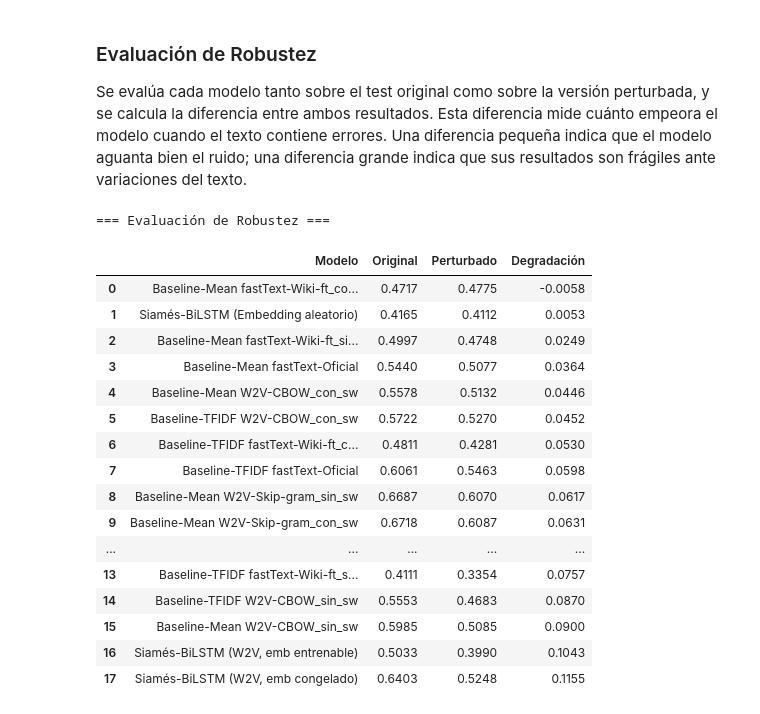
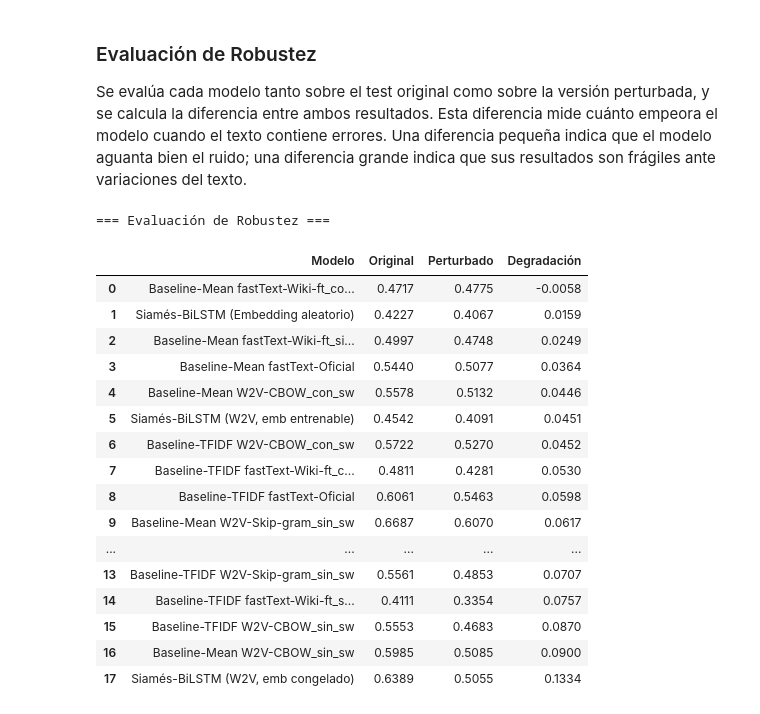
Before and after one commit to Lihao006/P4plh, a Jupyter notebook: practica4_completa.ipynb, the cells around one changed output. Saved outputs shown, nothing was run; the diff lists cells and outputs as text; code cells hidden in the pictures.

```diff
--- a/practica4_completa.ipynb
+++ b/practica4_completa.ipynb
@@ -2206,10 +2229,7 @@ if BASE_MODEL_KEY is not None:
     print(f"Modelo base para embeddings: Word2Vec-{BASE_MODEL_KEY} ({base_model.vector_size}d)")
 
     # Preparar vocabulario y matriz de embeddings del corpus STS
-    all_sents = (train_df['sentence1'].tolist() + train_df['sentence2'].tolist() +
-                dev_df['sentence1'].tolist()   + dev_df['sentence2'].tolist() +
-                test_df['sentence1'].tolist()  + test_df['sentence2'].tolist())
-    # No es data leakage: solo usamos el texto para construir la matriz de embeddings, no los usamos para entrenar el modelo de word embeddings ni para ajustar los pesos del modelo siamés.
+    all_sents = (train_df['sentence1'].tolist() + train_df['sentence2'].tolist())
 
     np.random.seed(SEED)
     torch.manual_seed(SEED)
@@ -2246,8 +2266,8 @@ if BASE_MODEL_KEY is not None:
             print(f"  Cargando pesos existentes de {nombre_fichero}...")
             model_siam.load_state_dict(torch.load(nombre_fichero, map_location=DEVICE, weights_only=True))
         else:
-            print(f"  No se encontró modelo previo. Iniciando entrenamiento de 15 epochs...")
-            train_siamese(model_siam, train_dl, dev_dl, epochs=15, lr=1e-5, patience=3)
+            print(f"  No se encontró modelo previo. Iniciando entrenamiento de 20 epochs...")
+            train_siamese(model_siam, train_dl, dev_dl, epochs=20, lr=1e-3, patience=3)
             torch.save(model_siam.state_dict(), nombre_fichero)
             print(f"  Modelo guardado como {nombre_fichero}")
 
@@ -2278,7 +2298,7 @@ if BASE_MODEL_KEY is not None:
         model_rand.load_state_dict(torch.load(nombre_fichero_rand, map_location=DEVICE, weights_only=True))
     else:
         print("  Iniciando entrenamiento desde cero (aleatorio)...")
-        train_siamese(model_rand, train_dl, dev_dl, epochs=15, lr=1e-3, patience=3)
+        train_siamese(model_rand, train_dl, dev_dl, epochs=20, lr=1e-3, patience=3)
         torch.save(model_rand.state_dict(), nombre_fichero_rand)
 
     test_pear_rand = eval_pearson(model_rand, test_dl)
@@ -2606,7 +2625,7 @@ else:
 
     combis_existentes = {
         (int(r['final_hidden_size']), float(r['lr']), float(r['weight_decay']),
-         int(r['epochs']), int(r['patience']))
+        int(r['epochs']), int(r['patience']))
         for r in resultados_grid
     }
 
@@ -2634,21 +2653,11 @@ else:
             patience=params['patience'], weight_decay=params['weight_decay'],
         )
 
-        model.eval()
-        preds_test, golds_test = [], []
-        with torch.no_grad():
-            for ids1, mask1, ids2, mask2, scores in bert_test_dl:
-                p = model(ids1.to(DEVICE), mask1.to(DEVICE),
-                          ids2.to(DEVICE), mask2.to(DEVICE)).cpu().numpy()
-                preds_test.extend(p)
-                golds_test.extend(scores.numpy())
 
-        test_pearson = float(_corr_stat(pearsonr(preds_test, golds_test)))
         resultados_grid.append({**params,
-                                 'Pearson dev':  round(best_dev,      4),
-                                 'Pearson test': round(test_pearson,   4)})
+                         'Pearson dev': round(best_dev, 4)})
         pd.DataFrame(resultados_grid).to_csv(BERT_GRID_CSV, index=False)
-        print(f"-> Pearson test: {test_pearson:.4f} | Guardado en '{BERT_GRID_CSV}'.")
+        print(f"-> Pearson dev: {best_dev:.4f} | Guardado en '{BERT_GRID_CSV}'.")
 
     df_grid = pd.DataFrame(resultados_grid).sort_values('Pearson dev', ascending=False)
     print("\n===== RESULTADOS GRID SEARCH =====")
@@ -3336,49 +3396,49 @@ if 'word2idx' in globals() and 'emb_matrix' in globals() and 'rand_matrix' in gl
         if os.path.exists(fichero):
             model_siam = SiameseBiLSTMAttention(
                 matriz, hidden_size=64, final_hidden_size=32,
                 trainable_embeddings=trainable
             ).to(DEVICE)
             model_siam.load_state_dict(torch.load(fichero, map_location=DEVICE, weights_only=True))
             pr_orig_s = eval_pearson(model_siam, test_dl)
             pr_pert_s = eval_pearson(model_siam, test_dl_pert)
             filas.append({'Modelo': label, 'Original': pr_orig_s, 'Perturbado': pr_pert_s, 'Degradación': pr_orig_s - pr_pert_s})
 else:
     print("AVISO: emb_matrix o rand_matrix no disponibles. Saltando modelos Siamés.")
 
 # BERT Siamés
 if 'bert_model' in locals():
-    ds_perturbed = BERTSTSDataset(test_perturbed, bert_tokenizer, max_len=64)
+    ds_perturbed = BERTSTSDataset(test_perturbed, bert_tokenizer, max_len=MAX_LEN)
     dl_perturbed = DataLoader(ds_perturbed, batch_size=32)
     pr_pert_bert = eval_pearson(bert_model, dl_perturbed)
     pr_orig_bert = next(item['Pearson (test)'] for item in resumen_extrinseco
                         if item['Modelo'] == 'BERT Siamés (BETO)')
     filas.append({'Modelo': 'BERT Siamés (BETO)', 'Original': pr_orig_bert, 'Perturbado': pr_pert_bert, 'Degradación': pr_orig_bert - pr_pert_bert})
 
 # Mostrar tabla
 df_robustez = pd.DataFrame(filas)
 df_robustez[['Original', 'Perturbado', 'Degradación']] = df_robustez[['Original', 'Perturbado', 'Degradación']].round(4)
 df_robustez = df_robustez.sort_values('Degradación', ascending=True).reset_index(drop=True)
 print('=== Evaluación de Robustez ===\n')
 display(df_robustez)
 # %% [output]
 === Evaluación de Robustez ===
 |  | Modelo | Original | Perturbado | Degradación |
 | 0 | Baseline-Mean fastText-Wiki-ft_co... | 0.4717 | 0.4775 | -0.0058 |
-| 1 | Siamés-BiLSTM (Embedding aleatorio) | 0.4165 | 0.4112 | 0.0053 |
+| 1 | Siamés-BiLSTM (Embedding aleatorio) | 0.4227 | 0.4067 | 0.0159 |
 | 2 | Baseline-Mean fastText-Wiki-ft_si... | 0.4997 | 0.4748 | 0.0249 |
 | 3 | Baseline-Mean fastText-Oficial | 0.5440 | 0.5077 | 0.0364 |
 | 4 | Baseline-Mean W2V-CBOW_con_sw | 0.5578 | 0.5132 | 0.0446 |
-| 5 | Baseline-TFIDF W2V-CBOW_con_sw | 0.5722 | 0.5270 | 0.0452 |
-| 6 | Baseline-TFIDF fastText-Wiki-ft_c... | 0.4811 | 0.4281 | 0.0530 |
-| 7 | Baseline-TFIDF fastText-Oficial | 0.6061 | 0.5463 | 0.0598 |
-| 8 | Baseline-Mean W2V-Skip-gram_sin_sw | 0.6687 | 0.6070 | 0.0617 |
-| 9 | Baseline-Mean W2V-Skip-gram_con_sw | 0.6718 | 0.6087 | 0.0631 |
+| 5 | Siamés-BiLSTM (W2V, emb entrenable) | 0.4542 | 0.4091 | 0.0451 |
+| 6 | Baseline-TFIDF W2V-CBOW_con_sw | 0.5722 | 0.5270 | 0.0452 |
+| 7 | Baseline-TFIDF fastText-Wiki-ft_c... | 0.4811 | 0.4281 | 0.0530 |
+| 8 | Baseline-TFIDF fastText-Oficial | 0.6061 | 0.5463 | 0.0598 |
+| 9 | Baseline-Mean W2V-Skip-gram_sin_sw | 0.6687 | 0.6070 | 0.0617 |
 | ... | ... | ... | ... | ... |
-| 13 | Baseline-TFIDF fastText-Wiki-ft_s... | 0.4111 | 0.3354 | 0.0757 |
-| 14 | Baseline-TFIDF W2V-CBOW_sin_sw | 0.5553 | 0.4683 | 0.0870 |
-| 15 | Baseline-Mean W2V-CBOW_sin_sw | 0.5985 | 0.5085 | 0.0900 |
-| 16 | Siamés-BiLSTM (W2V, emb entrenable) | 0.5033 | 0.3990 | 0.1043 |
-| 17 | Siamés-BiLSTM (W2V, emb congelado) | 0.6403 | 0.5248 | 0.1155 |
+| 13 | Baseline-TFIDF W2V-Skip-gram_sin_sw | 0.5561 | 0.4853 | 0.0707 |
+| 14 | Baseline-TFIDF fastText-Wiki-ft_s... | 0.4111 | 0.3354 | 0.0757 |
+| 15 | Baseline-TFIDF W2V-CBOW_sin_sw | 0.5553 | 0.4683 | 0.0870 |
+| 16 | Baseline-Mean W2V-CBOW_sin_sw | 0.5985 | 0.5085 | 0.0900 |
+| 17 | Siamés-BiLSTM (W2V, emb congelado) | 0.6389 | 0.5055 | 0.1334 |
 # %% [markdown]
 ### Análisis de los resultados de robustez
 
```
Also changed, not shown: parts of 24 cells of this notebook, 9 other files.
